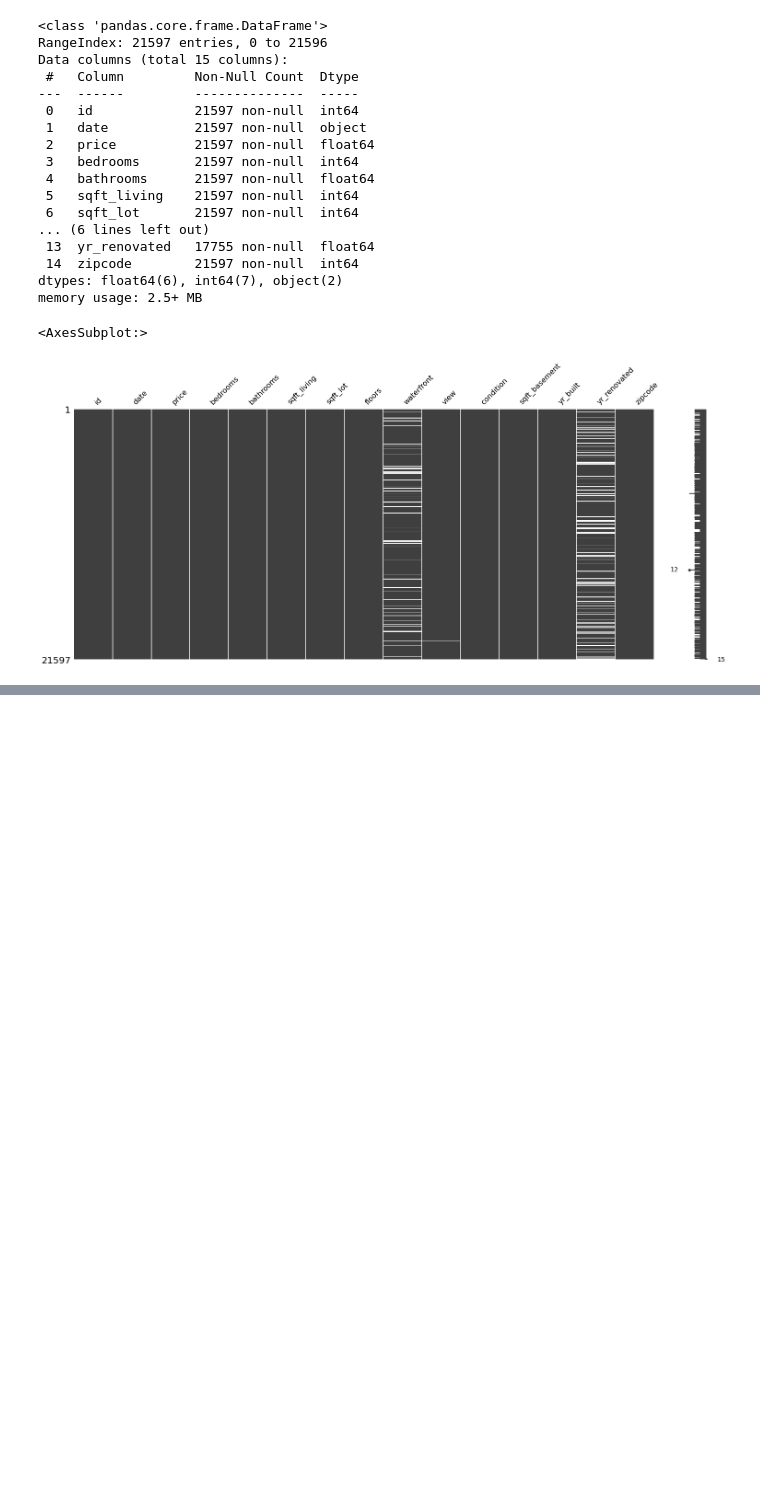
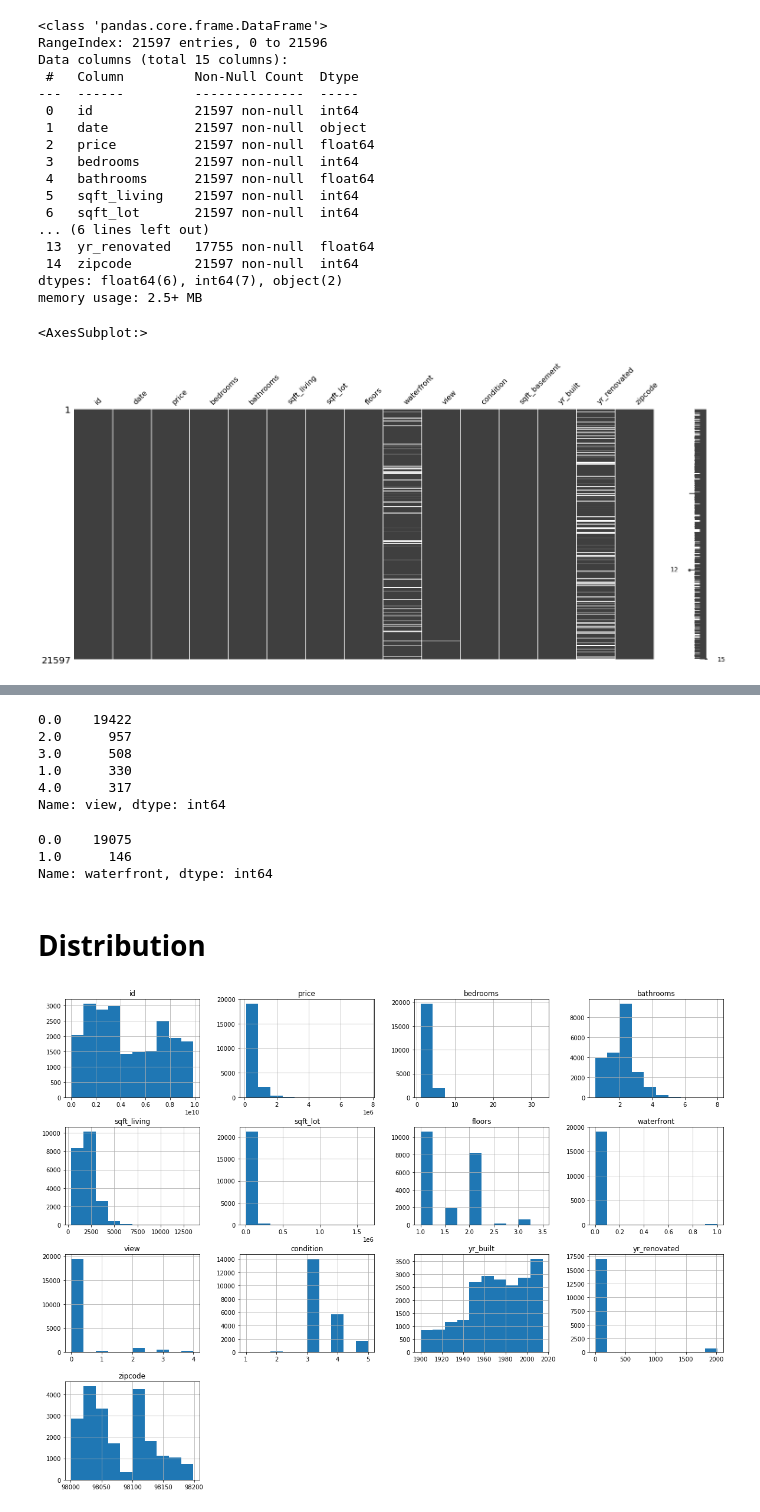
Before and after one commit to mattblasa/King-County-House-Prediction-2021, a Jupyter notebook: KC_EDA.ipynb, the cells around one changed output, grey strips where cells are left out. Saved outputs shown, nothing was run; the diff lists cells and outputs as text; code cells hidden in the pictures; blank space fills up the shorter version.

```diff
--- a/KC_EDA.ipynb
+++ b/KC_EDA.ipynb
@@ -102,0 +130,25 @@ msno.matrix(df2)
+# %%
+df['view'].value_counts()
+# %% [output]
+0.0    19422
+2.0      957
+3.0      508
+1.0      330
+4.0      317
+Name: view, dtype: int64
+# %%
+df['waterfront'].value_counts()
+# %% [output]
+0.0    19075
+1.0      146
+Name: waterfront, dtype: int64
+# %% [markdown]
+# Distribution
+# %%
+import matplotlib.pyplot as plt
+%matplotlib inline
+
+df2.hist(figsize=(20, 15))
+plt.show()
+# %% [output]
+[figure, added]
```
Also changed, not shown: parts of 2 cells of this notebook.
